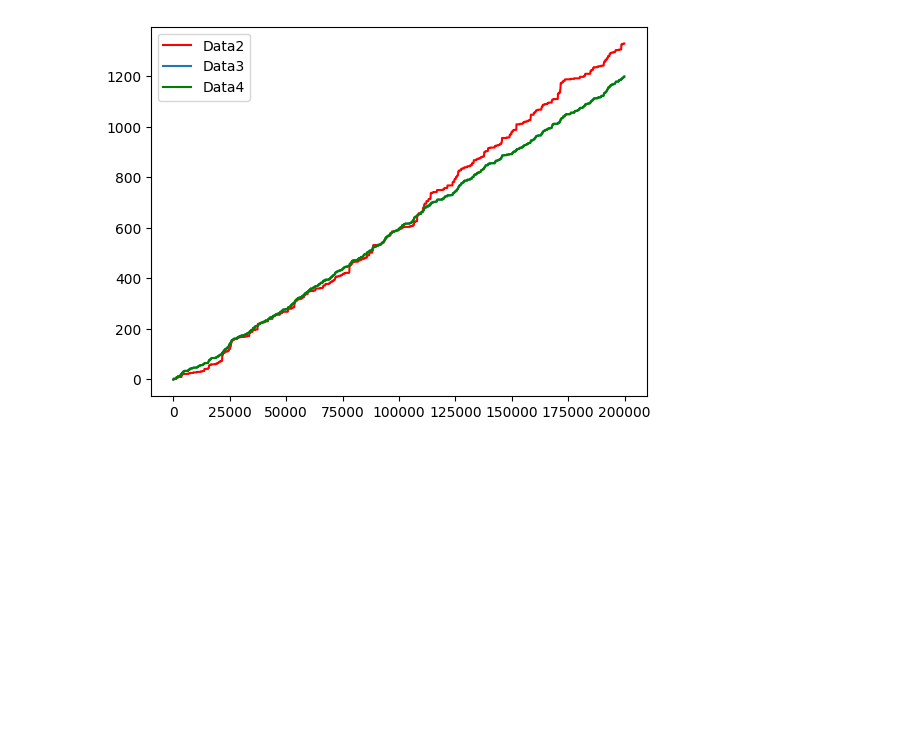
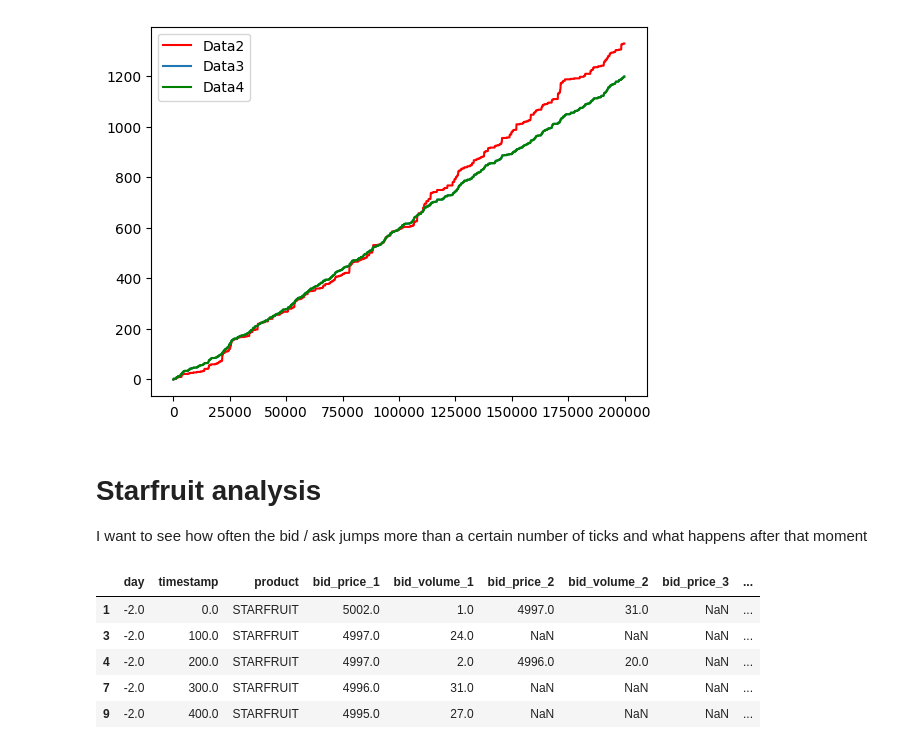
Before and after one commit to dakshox/Prosperity, a Jupyter notebook: tutorial-round/activity_analysis.ipynb, the cells around one changed output. Cells and saved outputs as stored; diff of their text form; code cells hidden in the pictures; blank space fills up the shorter version.

Commit message:
Activity Analysis update

```diff
--- a/tutorial-round/activity_analysis.ipynb
+++ b/tutorial-round/activity_analysis.ipynb
@@ -94,3 +97,15 @@ plt.legend()
 plt.show()
 # %% [output]
 [figure]
+# %% [markdown]
+# Starfruit analysis
+I want to see how often the bid / ask jumps more than a certain number of ticks and what happens after that moment
+# %%
+starfruitData2.head()
+# %% [output]
+|  | day | timestamp | product | bid_price_1 | bid_volume_1 | bid_price_2 | bid_volume_2 | bid_price_3 | ... |
+| 1 | -2.0 | 0.0 | STARFRUIT | 5002.0 | 1.0 | 4997.0 | 31.0 | NaN | ... |
+| 3 | -2.0 | 100.0 | STARFRUIT | 4997.0 | 24.0 | NaN | NaN | NaN | ... |
+| 4 | -2.0 | 200.0 | STARFRUIT | 4997.0 | 2.0 | 4996.0 | 20.0 | NaN | ... |
+| 7 | -2.0 | 300.0 | STARFRUIT | 4996.0 | 31.0 | NaN | NaN | NaN | ... |
+| 9 | -2.0 | 400.0 | STARFRUIT | 4995.0 | 27.0 | NaN | NaN | NaN | ... |
```
Also changed, not shown: parts of 4 cells of this notebook.
